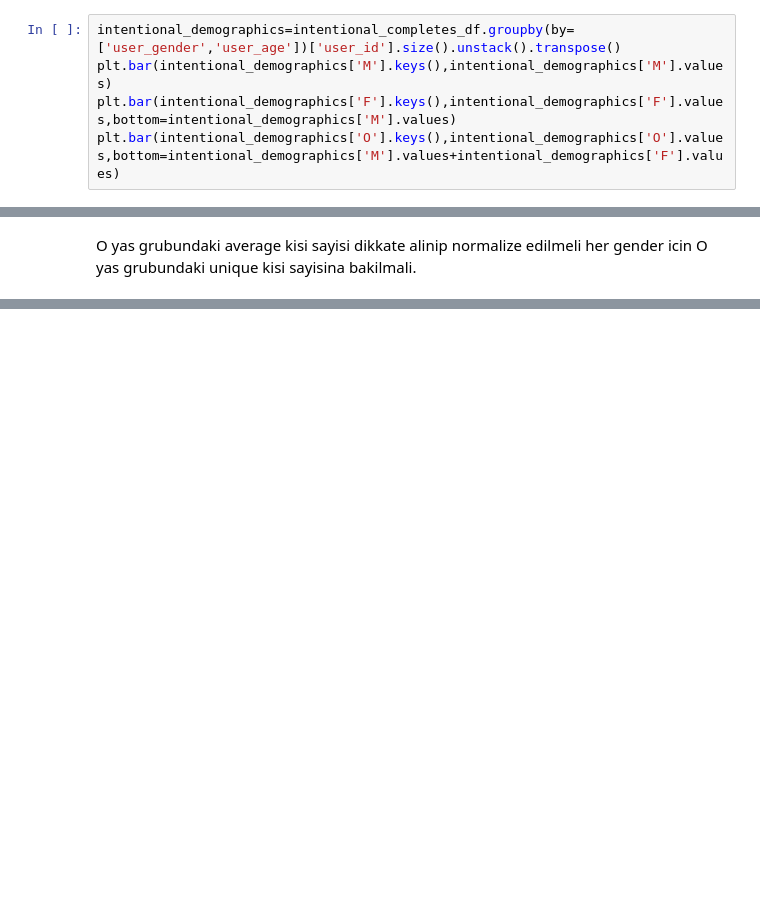
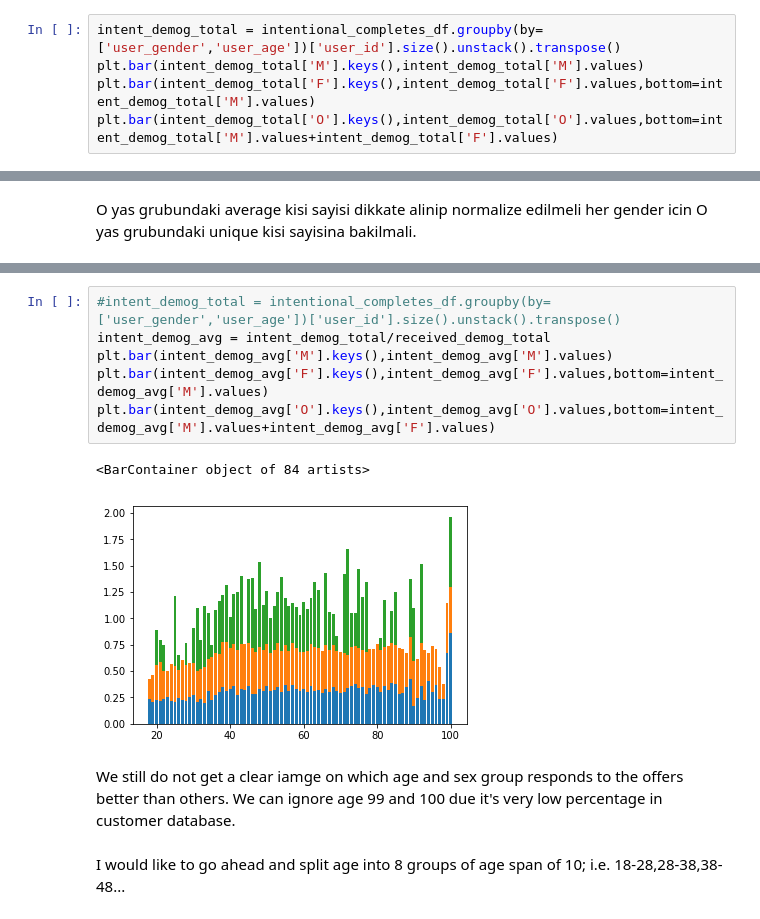
Before and after one commit to onurkapucu/Starbucks_Capstone, a Jupyter notebook: Starbucks_Capstone_notebook.ipynb, the cells around one changed output, grey strips where cells are left out. Cells and saved outputs as stored; diff of their text form; blank space fills up the shorter version.

```diff
--- a/Starbucks_Capstone_notebook.ipynb
+++ b/Starbucks_Capstone_notebook.ipynb
@@ -559,10 +570,10 @@ plt.bar(intentional_completes_df['user_gender'].value_counts().keys(),
 # %% [markdown]
 There is a slight
 # %%
-intentional_demographics=intentional_completes_df.groupby(by=['user_gender','user_age'])['user_id'].size().unstack().transpose()
-plt.bar(intentional_demographics['M'].keys(),intentional_demographics['M'].values)
-plt.bar(intentional_demographics['F'].keys(),intentional_demographics['F'].values,bottom=intentional_demographics['M'].values)
-plt.bar(intentional_demographics['O'].keys(),intentional_demographics['O'].values,bottom=intentional_demographics['M'].values+intentional_demographics['F'].values)
+intent_demog_total = intentional_completes_df.groupby(by=['user_gender','user_age'])['user_id'].size().unstack().transpose()
+plt.bar(intent_demog_total['M'].keys(),intent_demog_total['M'].values)
+plt.bar(intent_demog_total['F'].keys(),intent_demog_total['F'].values,bottom=intent_demog_total['M'].values)
+plt.bar(intent_demog_total['O'].keys(),intent_demog_total['O'].values,bottom=intent_demog_total['M'].values+intent_demog_total['F'].values)
 # %% [output]
 <BarContainer object of 84 artists>
 [figure]
@@ -600,0 +650,13 @@ intentional_completes_df.groupby(by=['user_gender','user_age'])['user_id'].nuniq
+# %%
+#intent_demog_total = intentional_completes_df.groupby(by=['user_gender','user_age'])['user_id'].size().unstack().transpose()
+intent_demog_avg = intent_demog_total/received_demog_total
+plt.bar(intent_demog_avg['M'].keys(),intent_demog_avg['M'].values)
+plt.bar(intent_demog_avg['F'].keys(),intent_demog_avg['F'].values,bottom=intent_demog_avg['M'].values)
+plt.bar(intent_demog_avg['O'].keys(),intent_demog_avg['O'].values,bottom=intent_demog_avg['M'].values+intent_demog_avg['F'].values)
+# %% [output]
+<BarContainer object of 84 artists>
+[figure, added]
+# %% [markdown]
+We still do not get a clear iamge on which age and sex group responds to the offers better than others. We can ignore age 99 and 100 due it's very low percentage in customer database.
+# %% [markdown]
+I would like to go ahead and split age into 8 groups of age span of 10; i.e. 18-28,28-38,38-48...
```
Also changed, not shown: parts of 21 cells of this notebook.
